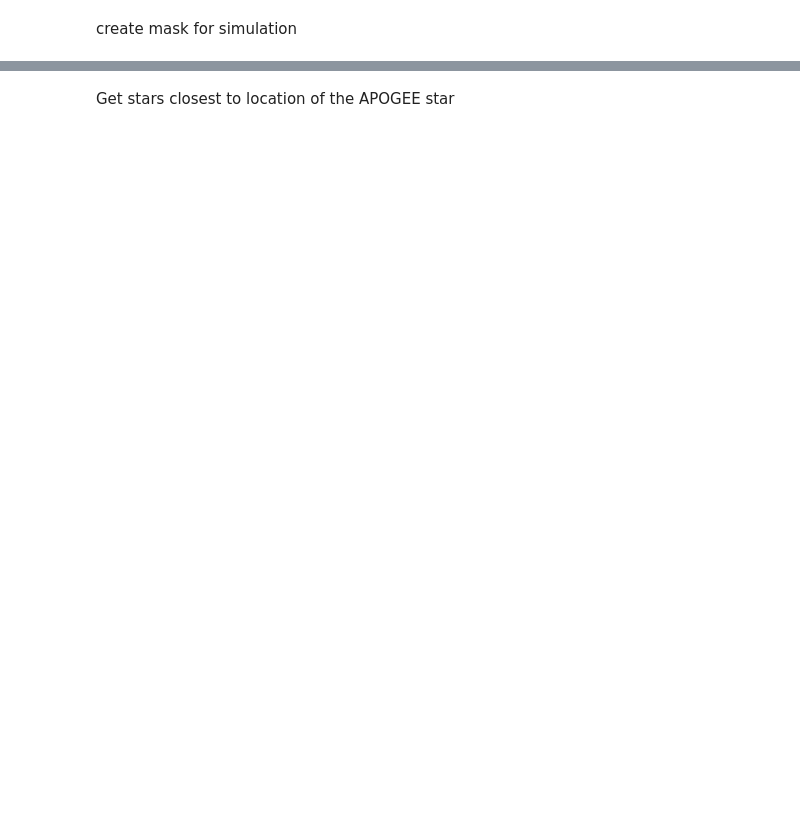
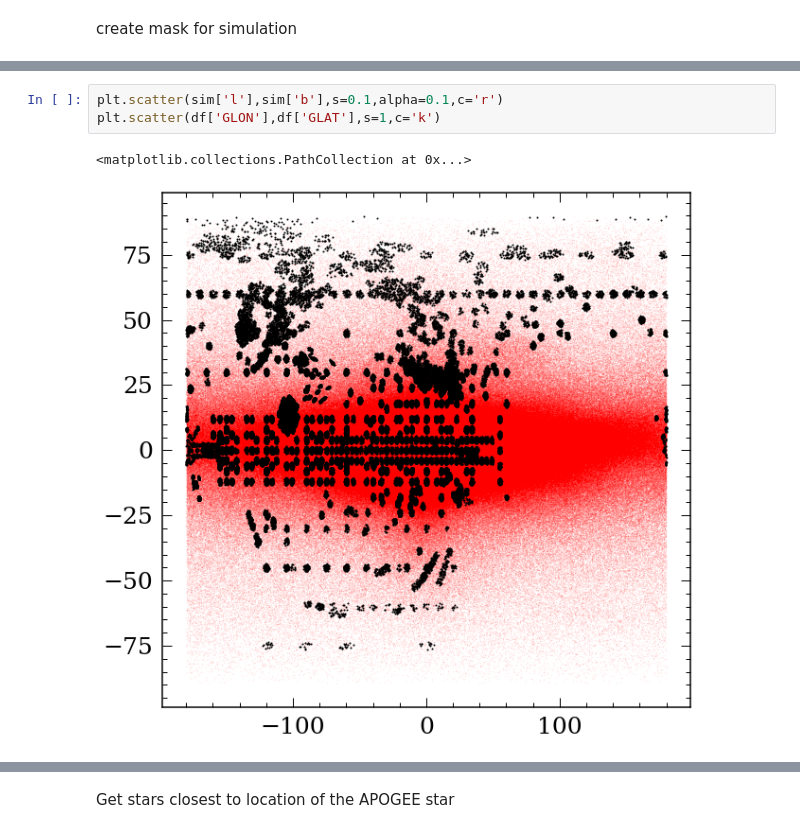
Before and after one commit to lyx12311/BuckSimulation, a Jupyter notebook: Data.ipynb, the cells around one changed output, grey strips where cells are left out. Cells and saved outputs as stored; diff of their text form; blank space fills up the shorter version.

```diff
--- a/Data.ipynb
+++ b/Data.ipynb
@@ -94,0 +70,6 @@ print(np.shape(sim))
+# %%
+plt.scatter(sim['l'],sim['b'],s=0.1,alpha=0.1,c='r')
+plt.scatter(df['GLON'],df['GLAT'],s=1,c='k')
+# %% [output]
+<matplotlib.collections.PathCollection at 0x...>
+[figure, added]
```
Also changed, not shown: parts of 43 cells of this notebook, 2 other files.
